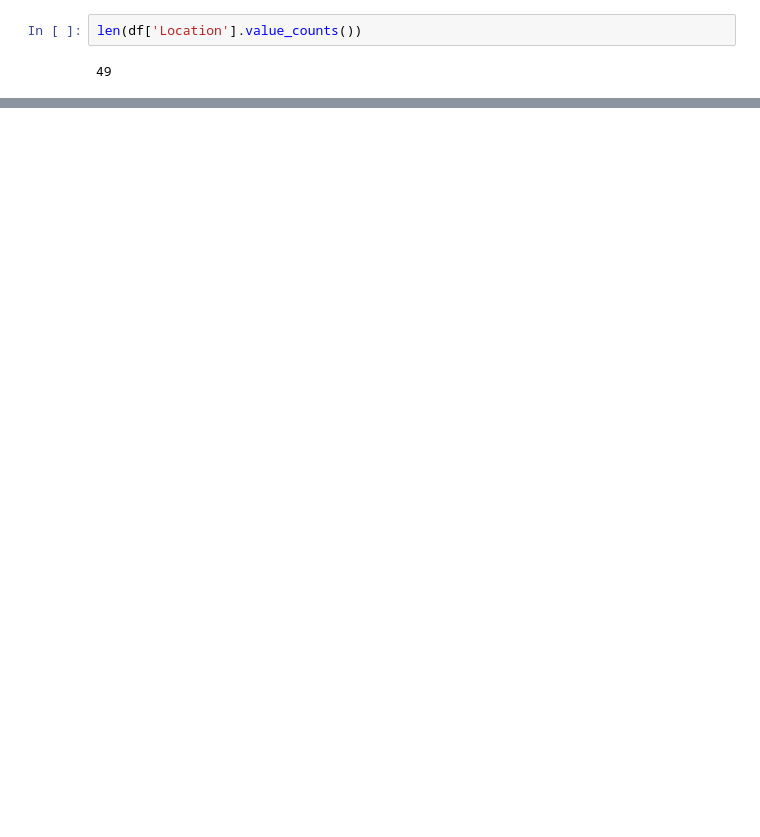
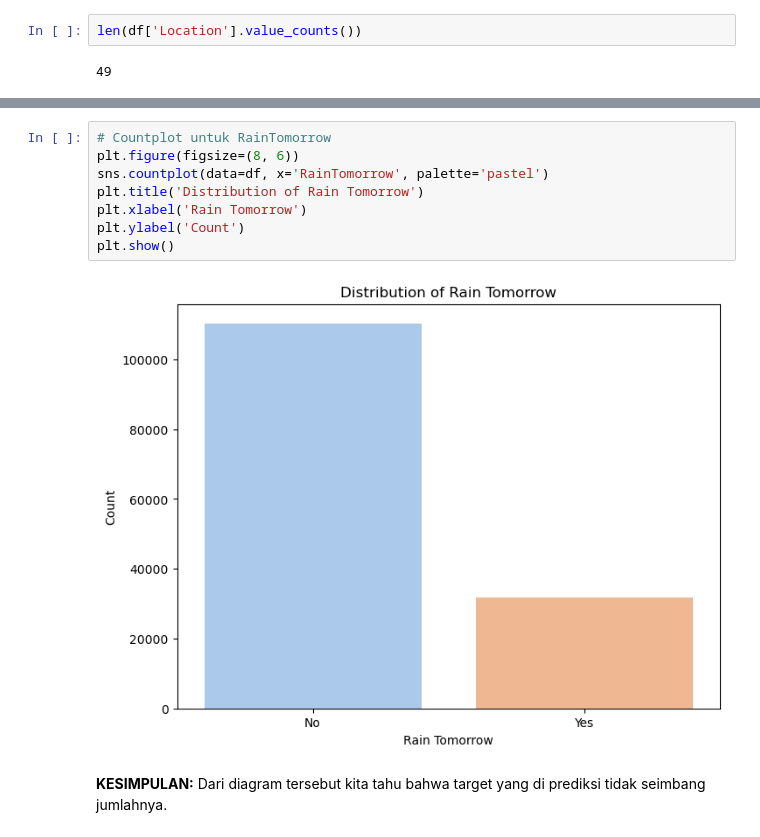
Before and after one commit to mastirt/H8_5_Batch, a Jupyter notebook: Final_Project/fp2/PYTN_KampusMerdeka_fp2_MahesaTirtaPanjalu.ipynb, the cells around one changed output, grey strips where cells are left out. Cells and saved outputs as stored; diff of their text form; blank space fills up the shorter version.

```diff
--- a/Final_Project/fp2/PYTN_KampusMerdeka_fp2_MahesaTirtaPanjalu.ipynb
+++ b/Final_Project/fp2/PYTN_KampusMerdeka_fp2_MahesaTirtaPanjalu.ipynb
@@ -351,0 +500,12 @@ len(df['Location'].value_counts())
+# %%
+# Countplot untuk RainTomorrow
+plt.figure(figsize=(8, 6))
+sns.countplot(data=df, x='RainTomorrow', palette='pastel')
+plt.title('Distribution of Rain Tomorrow')
+plt.xlabel('Rain Tomorrow')
+plt.ylabel('Count')
+plt.show()
+# %% [output]
+[figure, added]
+# %% [markdown]
+**KESIMPULAN:** Dari diagram tersebut kita tahu bahwa target yang di prediksi tidak seimbang jumlahnya.
```
Also changed, not shown: parts of 130 cells of this notebook, 4 other files.
